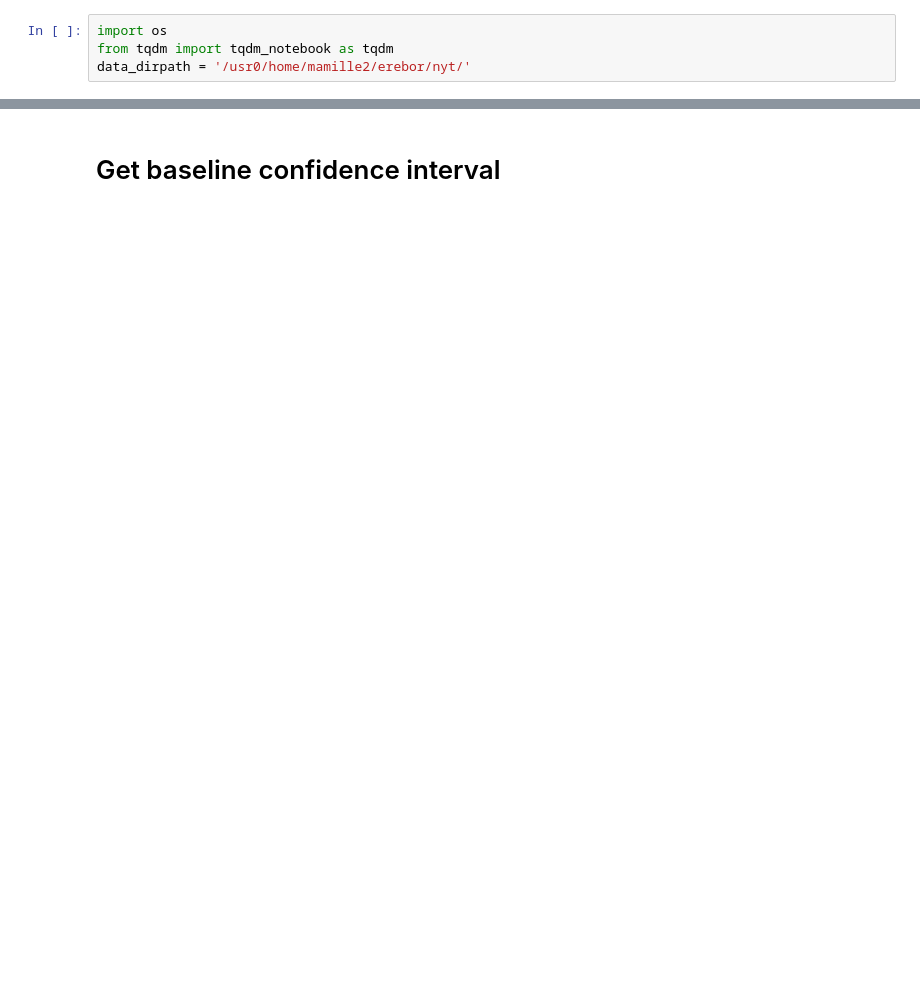
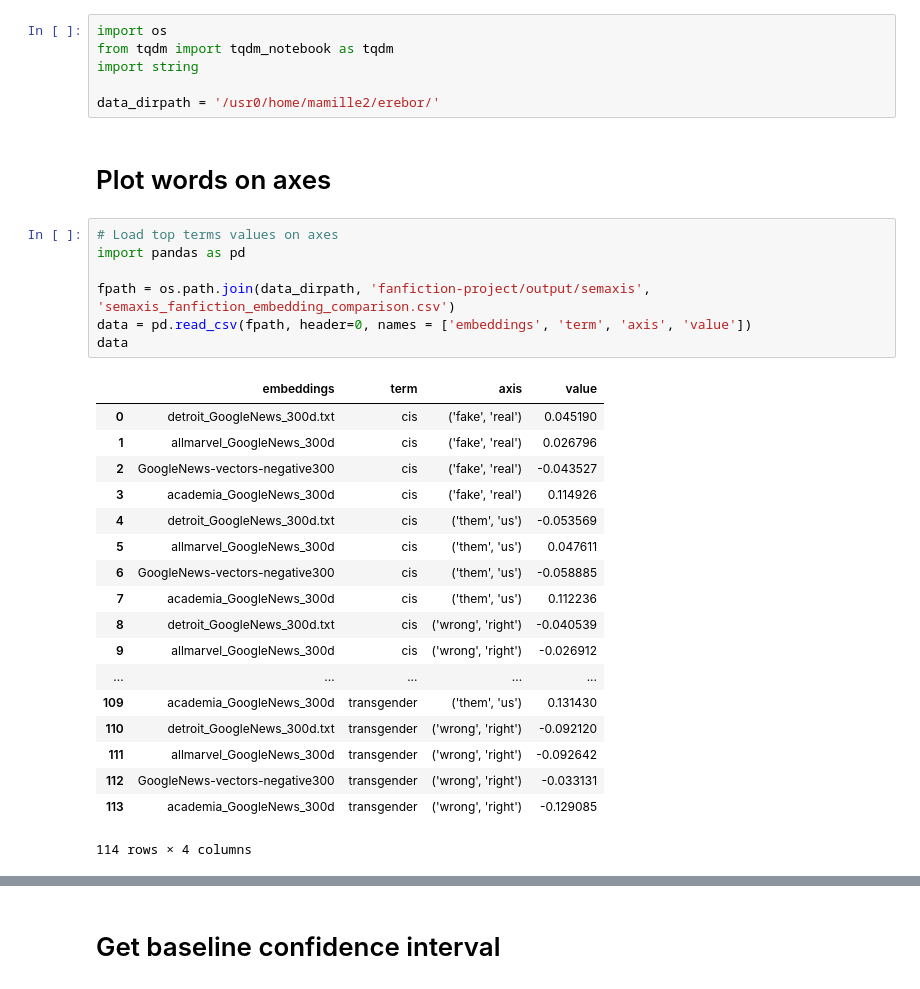
Before and after one commit to michaelmilleryoder/fanfiction-scripts, a Jupyter notebook: jupyter/semaxis.ipynb, the cells around one changed output, grey strips where cells are left out. Drawn from its saved outputs; the diff is of its cells as text; blank space fills up the shorter version.

```diff
--- a/jupyter/semaxis.ipynb
+++ b/jupyter/semaxis.ipynb
@@ -1,4 +1,34 @@
 # %%
 import os
 from tqdm import tqdm_notebook as tqdm
-data_dirpath = '/usr0/home/mamille2/erebor/nyt/'
+import string
+
+data_dirpath = '/usr0/home/mamille2/erebor/'
+# %% [markdown]
+# Plot words on axes
+# %%
+# Load top terms values on axes
+import pandas as pd
+
+fpath = os.path.join(data_dirpath, 'fanfiction-project/output/semaxis', 'semaxis_fanfiction_embedding_comparison.csv')
+data = pd.read_csv(fpath, header=0, names = ['embeddings', 'term', 'axis', 'value'])
+data
+# %% [output]
+|  | embeddings | term | axis | value |
+| 0 | detroit_GoogleNews_300d.txt | cis | ('fake', 'real') | 0.045190 |
+| 1 | allmarvel_GoogleNews_300d | cis | ('fake', 'real') | 0.026796 |
+| 2 | GoogleNews-vectors-negative300 | cis | ('fake', 'real') | -0.043527 |
+| 3 | academia_GoogleNews_300d | cis | ('fake', 'real') | 0.114926 |
+| 4 | detroit_GoogleNews_300d.txt | cis | ('them', 'us') | -0.053569 |
+| 5 | allmarvel_GoogleNews_300d | cis | ('them', 'us') | 0.047611 |
+| 6 | GoogleNews-vectors-negative300 | cis | ('them', 'us') | -0.058885 |
+| 7 | academia_GoogleNews_300d | cis | ('them', 'us') | 0.112236 |
+| 8 | detroit_GoogleNews_300d.txt | cis | ('wrong', 'right') | -0.040539 |
+| 9 | allmarvel_GoogleNews_300d | cis | ('wrong', 'right') | -0.026912 |
+| ... | ... | ... | ... | ... |
+| 109 | academia_GoogleNews_300d | transgender | ('them', 'us') | 0.131430 |
+| 110 | detroit_GoogleNews_300d.txt | transgender | ('wrong', 'right') | -0.092120 |
+| 111 | allmarvel_GoogleNews_300d | transgender | ('wrong', 'right') | -0.092642 |
+| 112 | GoogleNews-vectors-negative300 | transgender | ('wrong', 'right') | -0.033131 |
+| 113 | academia_GoogleNews_300d | transgender | ('wrong', 'right') | -0.129085 |
+114 rows × 4 columns
```
Also changed, not shown: parts of 18 cells of this notebook.
